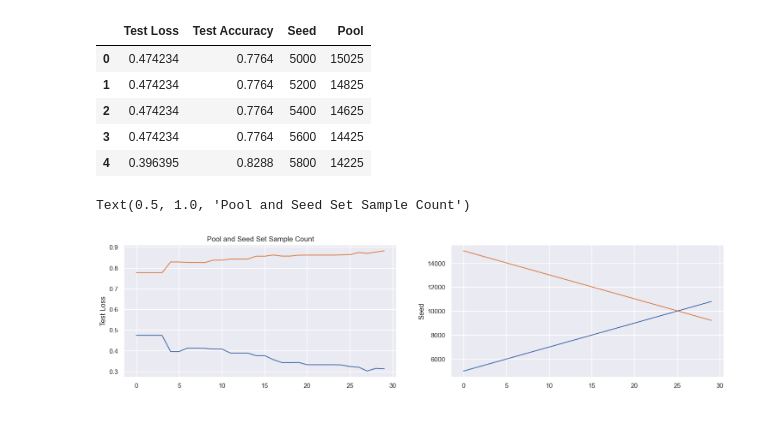
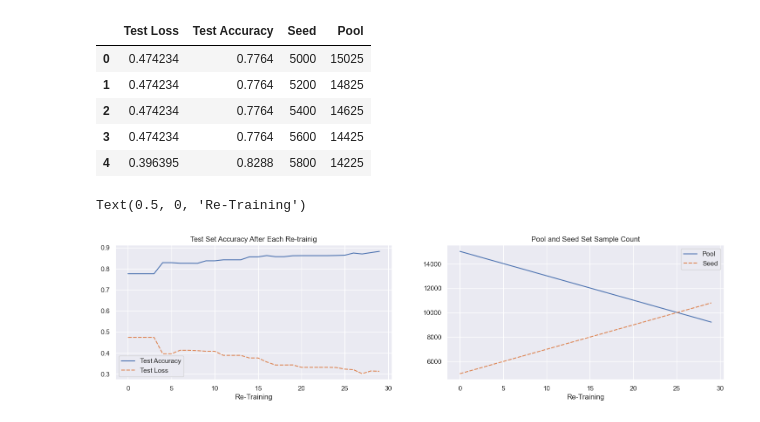
Before and after one commit to Arindam75/ActiveLearning, a Jupyter notebook: 03_Evaluation.ipynb, the cells around one changed output. Saved outputs shown, nothing was run; the diff lists cells and outputs as text; code cells hidden in the pictures.

```diff
--- a/03_Evaluation.ipynb
+++ b/03_Evaluation.ipynb
@@ -68,17 +74,15 @@ df_trk.head()
 | 3 | 0.474234 | 0.7764 | 5600 | 14425 |
 | 4 | 0.396395 | 0.8288 | 5800 | 14225 |
 # %%
-x=np.arange(df_trk.shape[0])
-
 fig3, ax3 = plt.subplots(1,2,figsize=(18, 4))
 
-sns.lineplot(x=x, y=df_trk['Test Loss'], data=df_trk, ax = ax3[0])
-sns.lineplot(x=x, y=df_trk['Test Accuracy'], data=df_trk, ax = ax3[0])
+sns.lineplot(data = df_trk[['Test Accuracy','Test Loss']], ax = ax3[0])
 ax3[0].set_title('Test Set Accuracy After Each Re-trainig')
+ax3[0].set_xlabel('Re-Training')
 
-sns.lineplot(x=x, y=df_trk['Seed'], data=df_trk, ax = ax3[1])
-sns.lineplot(x=x, y=df_trk['Pool'], data=df_trk, ax = ax3[1])
-ax3[0].set_title('Pool and Seed Set Sample Count')
+sns.lineplot(data = df_trk[['Pool','Seed']], ax = ax3[1])
+ax3[1].set_title('Pool and Seed Set Sample Count')
+ax3[1].set_xlabel('Re-Training')
 # %% [output]
-Text(0.5, 1.0, 'Pool and Seed Set Sample Count')
+Text(0.5, 0, 'Re-Training')
-[figure, old version]
+[figure, new version]
```
Also changed, not shown: parts of 7 cells of this notebook, 4 other files.
